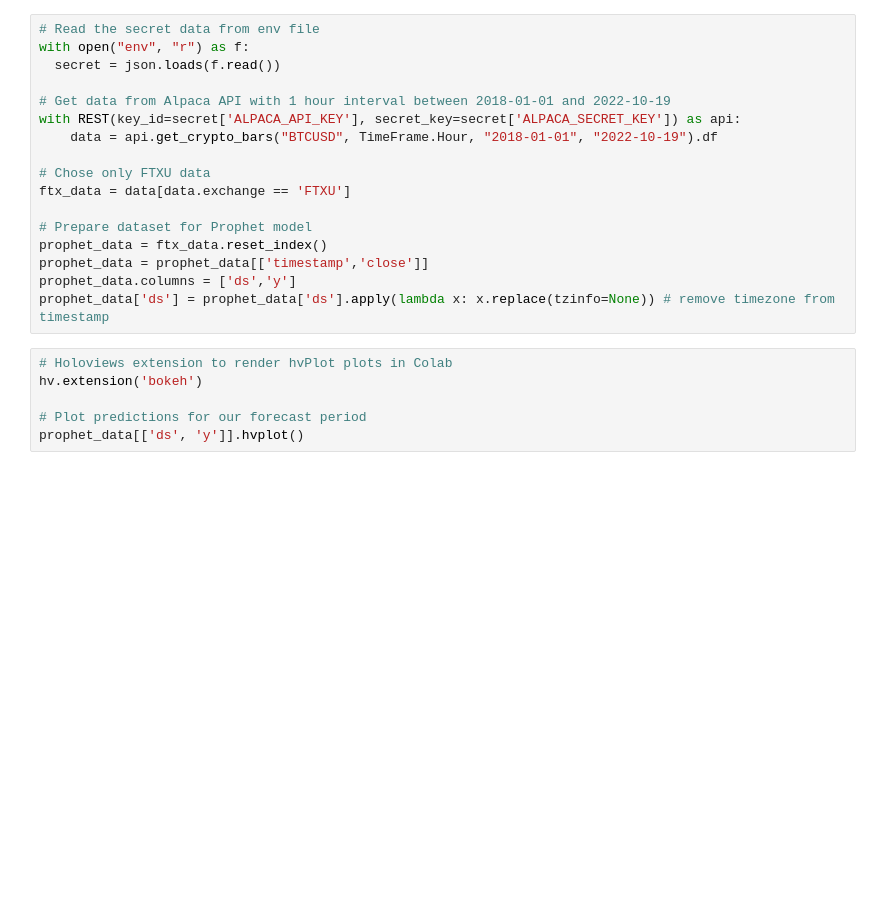
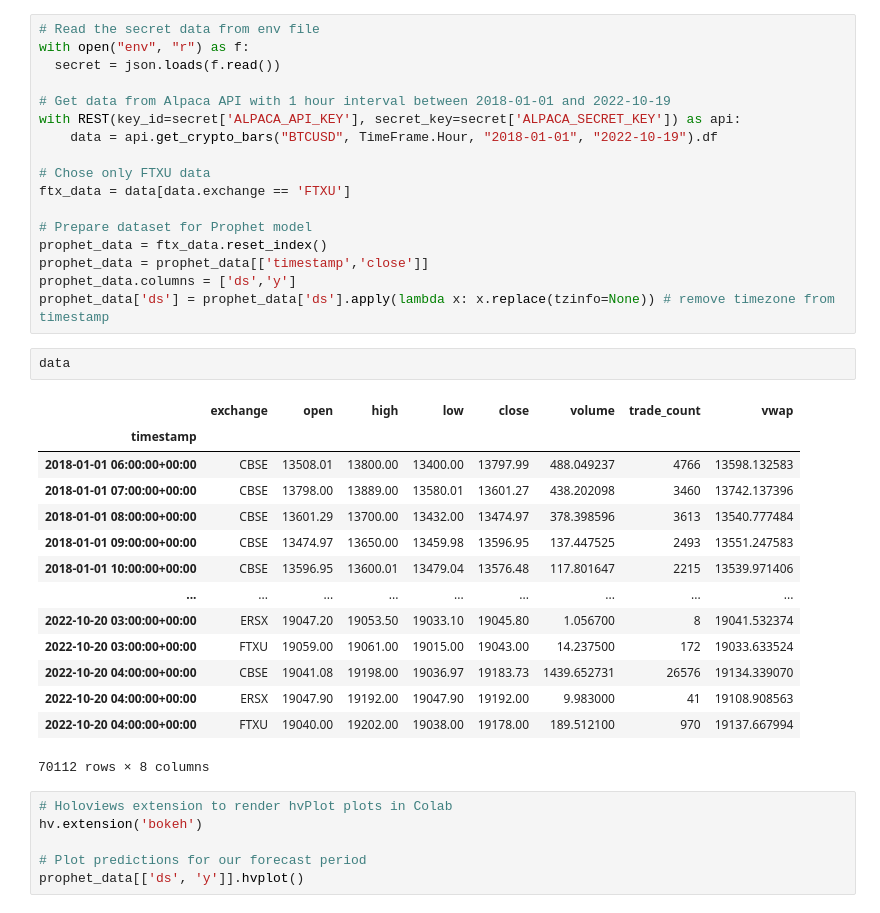
Before and after one commit to johnsmit393/BitCoin, a Jupyter notebook: bitcoin-forecasting-prophet.ipynb, the cells around one changed output. Saved outputs shown, nothing was run; the diff lists cells and outputs as text; blank space fills up the shorter version.

```diff
--- a/bitcoin-forecasting-prophet.ipynb
+++ b/bitcoin-forecasting-prophet.ipynb
@@ -26,6 +48,23 @@ prophet_data = ftx_data.reset_index()
 prophet_data = prophet_data[['timestamp','close']]
 prophet_data.columns = ['ds','y']
 prophet_data['ds'] = prophet_data['ds'].apply(lambda x: x.replace(tzinfo=None)) # remove timezone from timestamp
+# %%
+data
+# %% [output]
+|  | exchange | open | high | low | close | volume | trade_count | vwap |
+| timestamp |  |  |  |  |  |  |  |  |
+| 2018-01-01 06:00:00+00:00 | CBSE | 13508.01 | 13800.00 | 13400.00 | 13797.99 | 488.049237 | 4766 | 13598.132583 |
+| 2018-01-01 07:00:00+00:00 | CBSE | 13798.00 | 13889.00 | 13580.01 | 13601.27 | 438.202098 | 3460 | 13742.137396 |
+| 2018-01-01 08:00:00+00:00 | CBSE | 13601.29 | 13700.00 | 13432.00 | 13474.97 | 378.398596 | 3613 | 13540.777484 |
+| 2018-01-01 09:00:00+00:00 | CBSE | 13474.97 | 13650.00 | 13459.98 | 13596.95 | 137.447525 | 2493 | 13551.247583 |
+| 2018-01-01 10:00:00+00:00 | CBSE | 13596.95 | 13600.01 | 13479.04 | 13576.48 | 117.801647 | 2215 | 13539.971406 |
+| ... | ... | ... | ... | ... | ... | ... | ... | ... |
+| 2022-10-20 03:00:00+00:00 | ERSX | 19047.20 | 19053.50 | 19033.10 | 19045.80 | 1.056700 | 8 | 19041.532374 |
+| 2022-10-20 03:00:00+00:00 | FTXU | 19059.00 | 19061.00 | 19015.00 | 19043.00 | 14.237500 | 172 | 19033.633524 |
+| 2022-10-20 04:00:00+00:00 | CBSE | 19041.08 | 19198.00 | 19036.97 | 19183.73 | 1439.652731 | 26576 | 19134.339070 |
+| 2022-10-20 04:00:00+00:00 | ERSX | 19047.90 | 19192.00 | 19047.90 | 19192.00 | 9.983000 | 41 | 19108.908563 |
+| 2022-10-20 04:00:00+00:00 | FTXU | 19040.00 | 19202.00 | 19038.00 | 19178.00 | 189.512100 | 970 | 19137.667994 |
+70112 rows × 8 columns
 # %%
 # Holoviews extension to render hvPlot plots in Colab
 hv.extension('bokeh')
```
Also changed, not shown: parts of 7 cells of this notebook.
